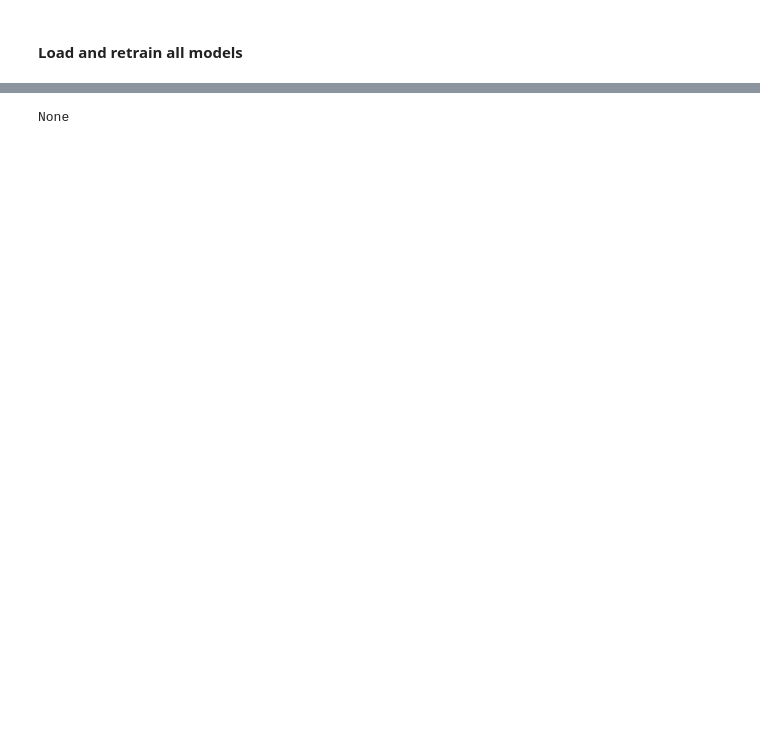
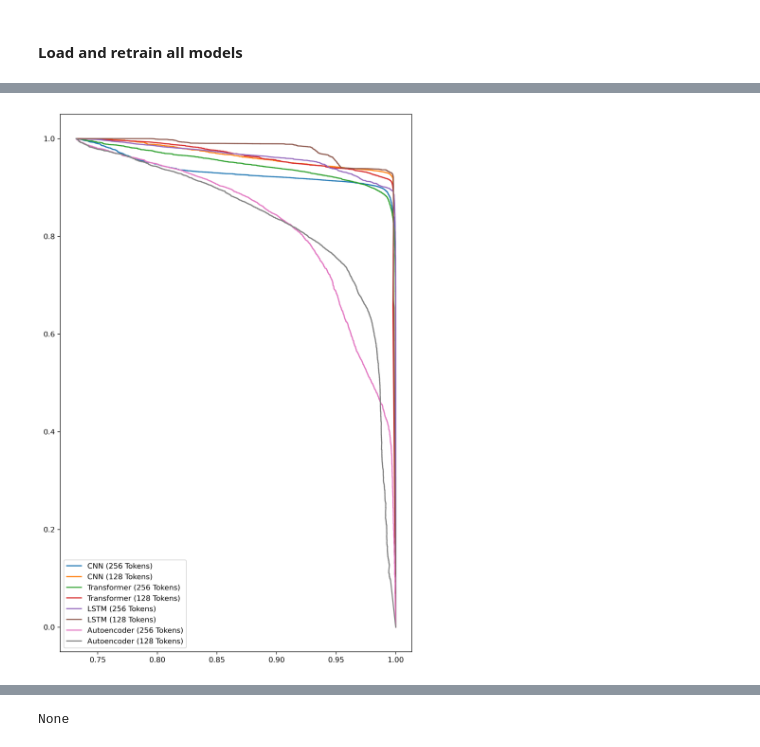
Before and after one commit to KonradPR/magisterka-models, a Jupyter notebook: experiments.ipynb, the cells around one changed output, grey strips where cells are left out. Saved outputs shown, nothing was run; the diff lists cells and outputs as text; code cells hidden in the pictures; blank space fills up the shorter version.

```diff
--- a/experiments.ipynb
+++ b/experiments.ipynb
@@ -427,3 +433,24 @@ NameError: name 'y_test' is not defined
+# %%
+fig = plt.figure(figsize=(7.27, 10.69), dpi=300)
+plt.plot(curve_cnn[0], curve_cnn[1], label='CNN (256 Tokens)')
+plt.plot(curve_cnn[2], curve_cnn[3], label='CNN (128 Tokens)')
+plt.plot(curve_trans[0], curve_trans[1], label='Transformer (256 Tokens)')
+plt.plot(curve_trans[2], curve_trans[3], label='Transformer (128 Tokens)')
+plt.plot(curve_lstm[0], curve_lstm[1], label='LSTM (256 Tokens)')
+plt.plot(curve_lstm[2], curve_lstm[3], label='LSTM (128 Tokens)')
+plt.plot(curve_auto[0], curve_auto[1], label='Autoencoder (256 Tokens)')
+plt.plot(curve_auto[2], curve_auto[3], label='Autoencoder (128 Tokens)')
+
+# Adding a legend
+plt.legend()
+
+plt.tight_layout()
+plt.savefig('plot.png', format='png')
+
+# Display the plot
+plt.show()
+# %% [output]
+[figure, added]
 # %%
 from io import StringIO
 import sys
```
Also changed, not shown: parts of 10 cells of this notebook.
